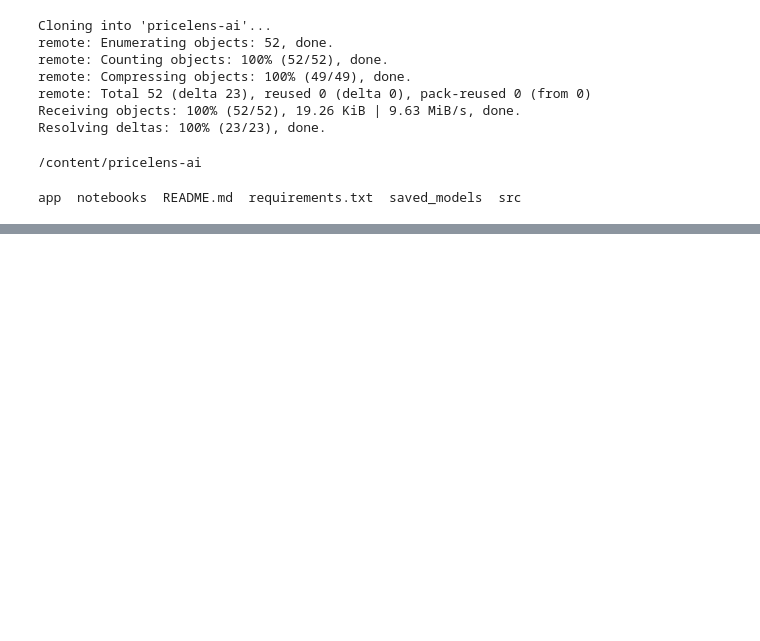
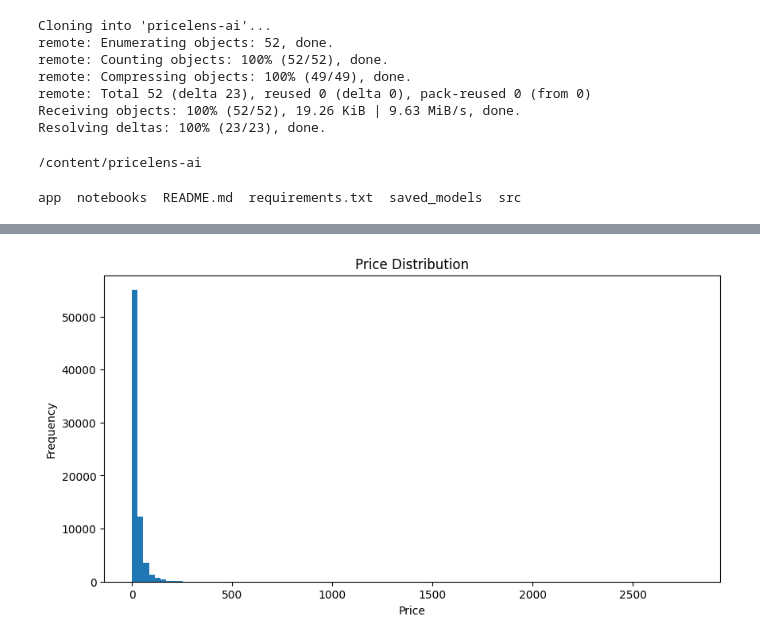
Before and after one commit to AnmolChetani/pricelens-ai, a Jupyter notebook: notebooks/01_EDA.ipynb, the cells around one changed output, grey strips where cells are left out. Saved outputs shown, nothing was run; the diff lists cells and outputs as text; code cells hidden in the pictures; blank space fills up the shorter version.

Commit message:
feature engineering and EDA

```diff
--- a/notebooks/01_EDA.ipynb
+++ b/notebooks/01_EDA.ipynb
@@ -25,0 +41,17 @@ app  notebooks  README.md  requirements.txt  saved_models  src
+# %%
+
+# Use python engine + skip bad lines
+train_df = pd.read_csv(
+    "/content/sample_data/train.csv",
+    engine='python',
+    on_bad_lines='skip'
+)
+
+test_df = pd.read_csv(
+    "/content/sample_data/test.csv",
+    engine='python',
+    on_bad_lines='skip'
+)
+
+print(f"Train shape: {train_df.shape}")
+print(f"Test shape: {test_df.shape}")
@@ -25,0 +129,12 @@ app  notebooks  README.md  requirements.txt  saved_models  src
+# %%
+plt.figure(figsize=(10,5))
+
+plt.hist(train_df["price"], bins=100)
+
+plt.xlabel("Price")
+plt.ylabel("Frequency")
+plt.title("Price Distribution")
+
+plt.show()
+# %% [output]
+[figure, added]
```
Also changed, not shown: parts of 18 cells of this notebook.
